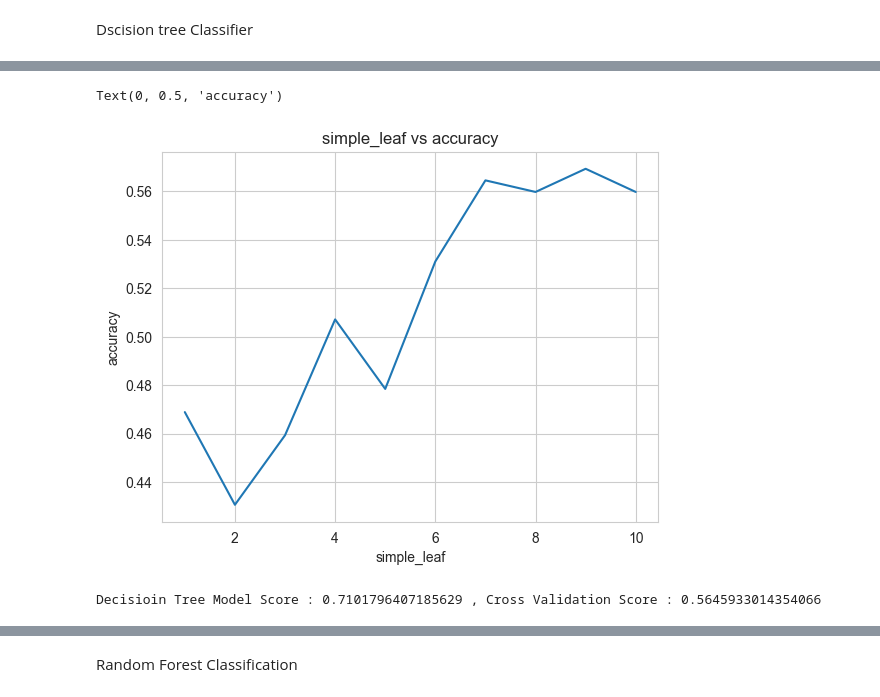
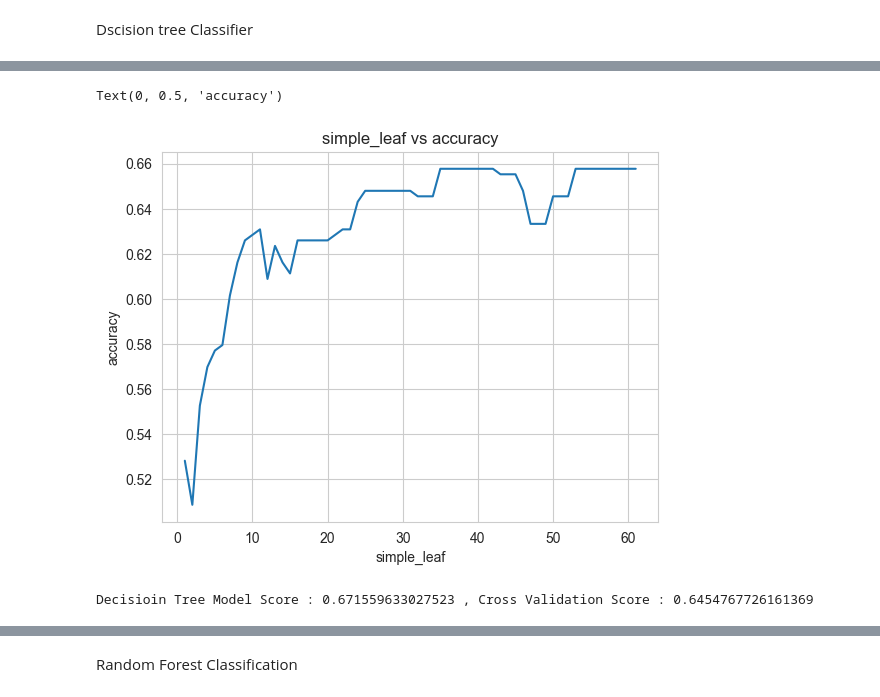
Before and after one commit to AyoubSamy/performance_student_analysis_project, a Jupyter notebook: notebook/notbook1.ipynb, the cells around one changed output, grey strips where cells are left out. Cells and saved outputs as stored; diff of their text form; code cells hidden in the pictures.

Commit message:
data augmentation / 29/03/24

```diff
--- a/notebook/notbook1.ipynb
+++ b/notebook/notbook1.ipynb
@@ -909,2 +932,4 @@ dfd.head()
 # %%
-dfd.to_csv(r'D:\PFE_PROJECT\artifacts\data_pfe.csv')
+dfg1=pd.read_csv(r'D:\PFE_PROJECT\artifacts\data_g_1.csv')
+# %%
+dfd=pd.concat([dfd,dfg1])
@@ -920,5 +947,7 @@ We have 11 numerical features : ['Mother_Eductaion', 'Revision_Time', 'Father_Ed
 
 We have 0 categorical features : []
+# %%
+dfd.drop(labels='Unnamed: 0',axis=1,inplace=True)
 # %%
 x = dfd.drop('Final_grade',axis=1)
 y = dfd.Final_grade
@@ -956,7 +985,7 @@ Dscision tree Classifier
 # %%
 # find the optimal # of minimum samples leaf
 msl=[]
-for i in range(1,11):
+for i in range(1,62):
     tree = DecisionTreeClassifier(min_samples_leaf=i)
     t= tree.fit(x_train, y_train)
     ts=t.score(x_test, y_test)
@@ -968,20 +1013,20 @@ msl.where(msl==msl.max()).dropna()
 dtype: float64
 # %%
 
-sns.lineplot(x=range(1,11),y=msl)
+sns.lineplot(x=range(1,62),y=msl)
 plt.title("simple_leaf vs accuracy")
 plt.xlabel("simple_leaf")
 plt.ylabel("accuracy")
 # %% [output]
 Text(0, 0.5, 'accuracy')
-[figure, old version]
+[figure, new version]
 # %%
-tree = DecisionTreeClassifier(min_samples_leaf=7)
+tree = DecisionTreeClassifier(min_samples_leaf=34)
 t= tree.fit(x_train, y_train)
 print("Decisioin Tree Model Score" , ":" , t.score(x_train, y_train) , "," ,
       "Cross Validation Score" ,":" , t.score(x_test, y_test))
 # %% [output]
-Decisioin Tree Model Score : 0.7101796407185629 , Cross Validation Score : 0.5645933014354066
+Decisioin Tree Model Score : 0.671559633027523 , Cross Validation Score : 0.6454767726161369
 # %%
 #predire les classes en utilisant les donnees de test:
 # Prédire les classes
```
Also changed, not shown: parts of 40 cells of this notebook, 5 other files.
